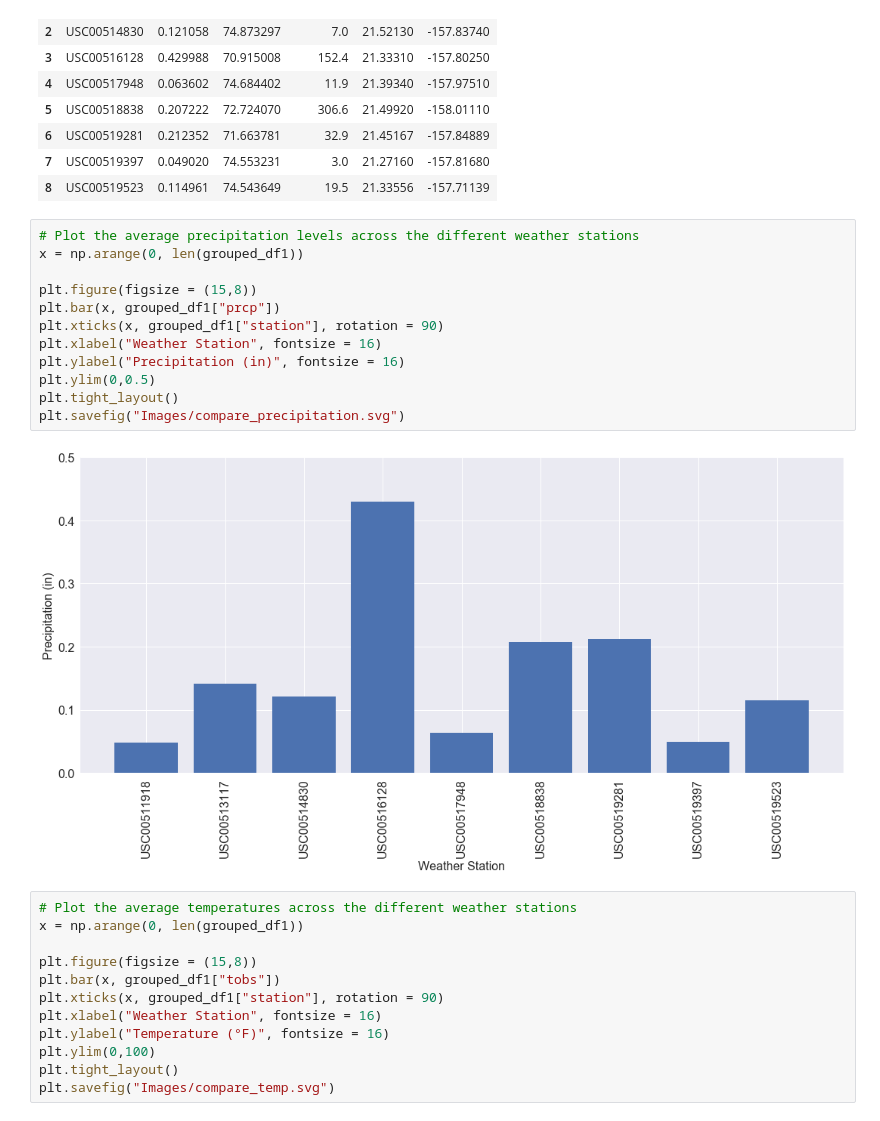
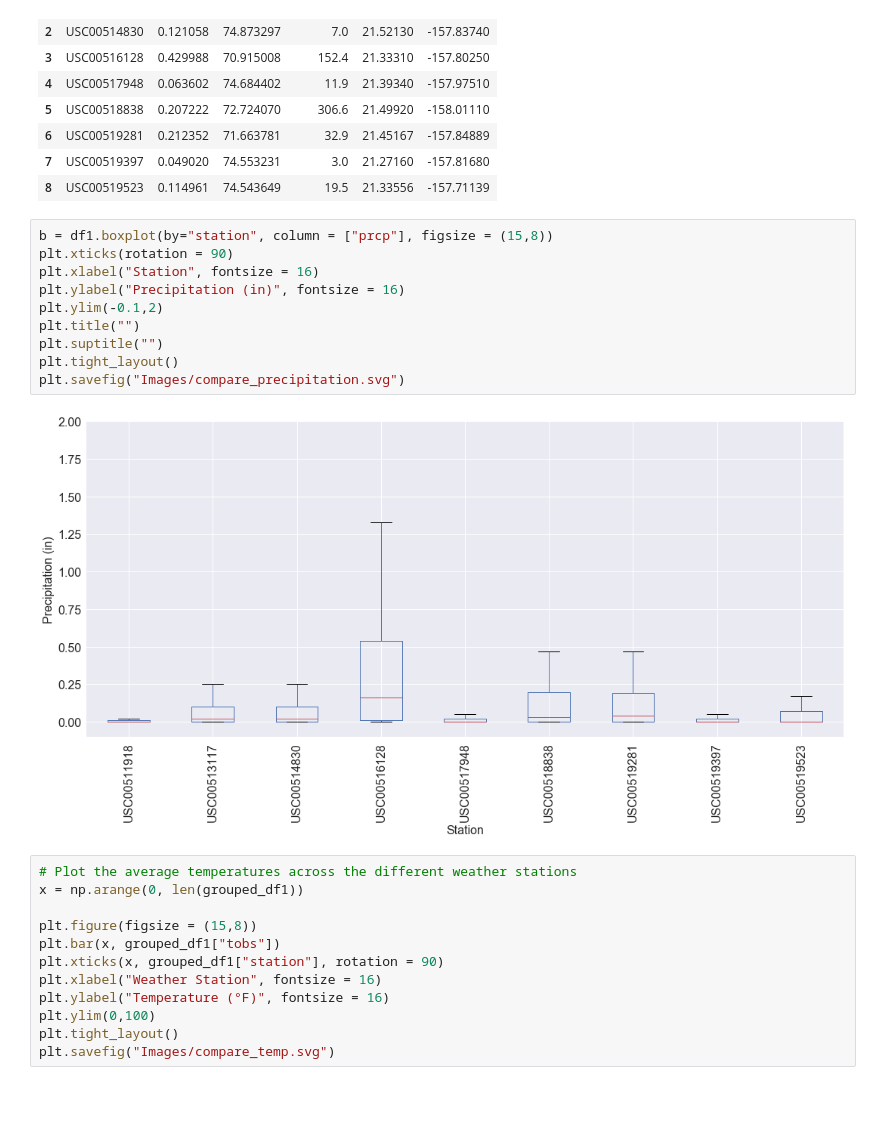
Before and after one commit to rochiecuevas/climate_analysis, a Jupyter notebook: climate_starter.ipynb, the cells around one changed output. Saved outputs shown, nothing was run; the diff lists cells and outputs as text.

Commit message:
boxplots added

```diff
--- a/climate_starter.ipynb
+++ b/climate_starter.ipynb
@@ -161,19 +161,17 @@ grouped_df1
 | 7 | USC00519397 | 0.049020 | 74.553231 | 3.0 | 21.27160 | -157.81680 |
 | 8 | USC00519523 | 0.114961 | 74.543649 | 19.5 | 21.33556 | -157.71139 |
 # %%
-# Plot the average precipitation levels across the different weather stations
-x = np.arange(0, len(grouped_df1))
-
-plt.figure(figsize = (15,8))
-plt.bar(x, grouped_df1["prcp"])
-plt.xticks(x, grouped_df1["station"], rotation = 90)
-plt.xlabel("Weather Station", fontsize = 16)
+b = df1.boxplot(by="station", column = ["prcp"], figsize = (15,8))
+plt.xticks(rotation = 90)
+plt.xlabel("Station", fontsize = 16)
 plt.ylabel("Precipitation (in)", fontsize = 16)
-plt.ylim(0,0.5)
+plt.ylim(-0.1,2)
+plt.title("")
+plt.suptitle("")
 plt.tight_layout()
 plt.savefig("Images/compare_precipitation.svg")
 # %% [output]
-[figure, old version]
+[figure, new version]
 # %%
 # Plot the average temperatures across the different weather stations
 x = np.arange(0, len(grouped_df1))
```
Also changed, not shown: parts of 1 cell of this notebook, 4 other files.
